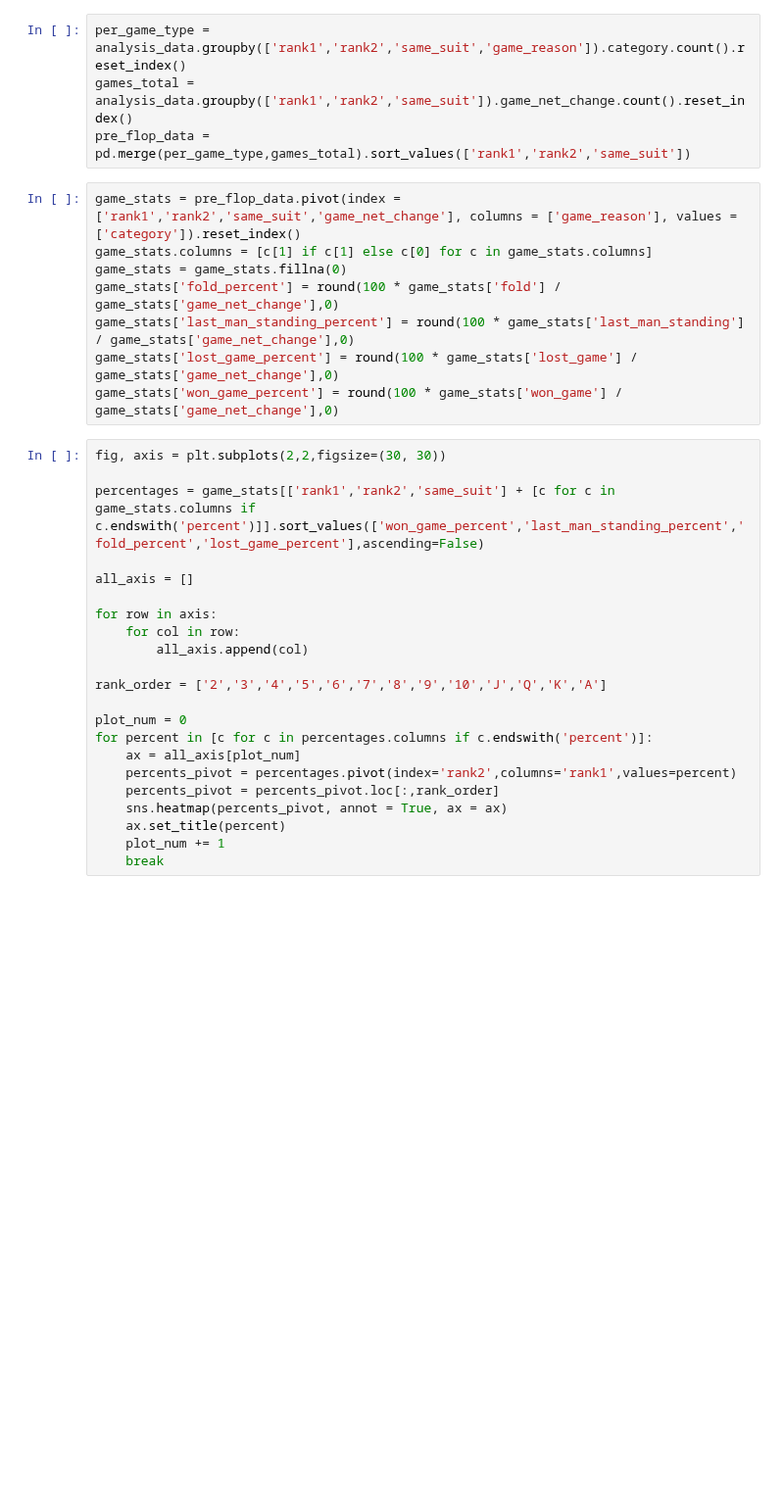
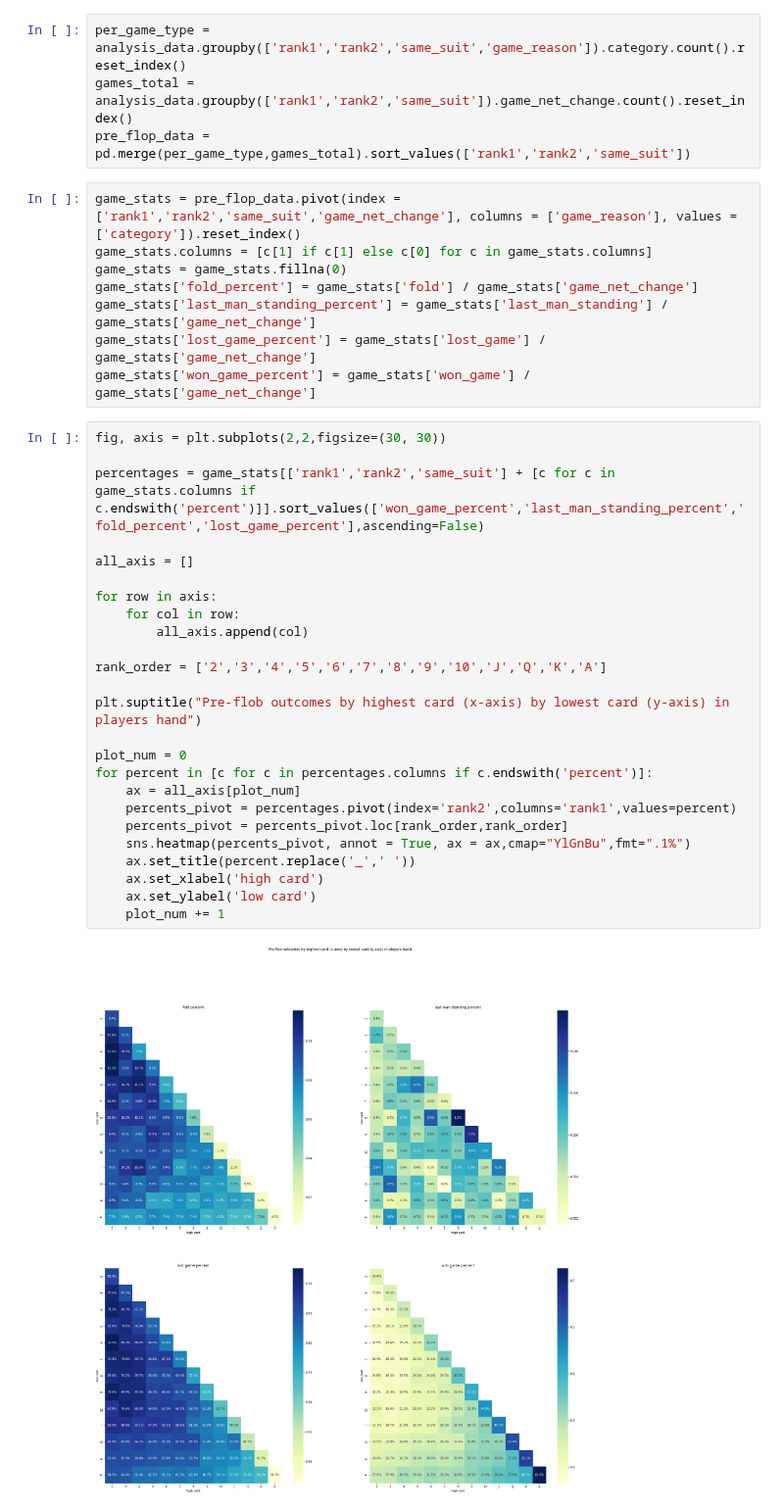
Before and after one commit to Silber8806/PokerPro, a Jupyter notebook: source_code/analysis/Poker Simulation Analysis.ipynb, the cells around one changed output. Shown at 98% size. Drawn from its saved outputs; the diff is of its cells as text; blank space fills up the shorter version.

Commit message:
unique the game id tree

```diff
--- a/source_code/analysis/Poker Simulation Analysis.ipynb
+++ b/source_code/analysis/Poker Simulation Analysis.ipynb
@@ -376,29 +538,34 @@ pre_flop_data = pd.merge(per_game_type,games_total).sort_values(['rank1','rank2'
 game_stats = pre_flop_data.pivot(index =['rank1','rank2','same_suit','game_net_change'], columns = ['game_reason'], values =['category']).reset_index()
 game_stats.columns = [c[1] if c[1] else c[0] for c in game_stats.columns]
 game_stats = game_stats.fillna(0)
-game_stats['fold_percent'] = round(100 * game_stats['fold'] / game_stats['game_net_change'],0)
-game_stats['last_man_standing_percent'] = round(100 * game_stats['last_man_standing'] / game_stats['game_net_change'],0)
-game_stats['lost_game_percent'] = round(100 * game_stats['lost_game'] / game_stats['game_net_change'],0)
-game_stats['won_game_percent'] = round(100 * game_stats['won_game'] / game_stats['game_net_change'],0)
+game_stats['fold_percent'] = game_stats['fold'] / game_stats['game_net_change']
+game_stats['last_man_standing_percent'] = game_stats['last_man_standing'] / game_stats['game_net_change']
+game_stats['lost_game_percent'] = game_stats['lost_game'] / game_stats['game_net_change']
+game_stats['won_game_percent'] = game_stats['won_game'] / game_stats['game_net_change']
 # %%
 fig, axis = plt.subplots(2,2,figsize=(30, 30))
 
 percentages = game_stats[['rank1','rank2','same_suit'] + [c for c in game_stats.columns if c.endswith('percent')]].sort_values(['won_game_percent','last_man_standing_percent','fold_percent','lost_game_percent'],ascending=False)
 
 all_axis = []
 
 for row in axis:
     for col in row:
         all_axis.append(col)
 
 rank_order = ['2','3','4','5','6','7','8','9','10','J','Q','K','A']
 
+plt.suptitle("Pre-flob outcomes by highest card (x-axis) by lowest card (y-axis) in players hand")
+
 plot_num = 0
 for percent in [c for c in percentages.columns if c.endswith('percent')]:
     ax = all_axis[plot_num]
     percents_pivot = percentages.pivot(index='rank2',columns='rank1',values=percent)
-    percents_pivot = percents_pivot.loc[:,rank_order]
-    sns.heatmap(percents_pivot, annot = True, ax = ax)
-    ax.set_title(percent)
+    percents_pivot = percents_pivot.loc[rank_order,rank_order]
+    sns.heatmap(percents_pivot, annot = True, ax = ax,cmap="YlGnBu",fmt=".1%")
+    ax.set_title(percent.replace('_',' '))
+    ax.set_xlabel('high card')
+    ax.set_ylabel('low card')
     plot_num += 1
-    break
+# %% [output]
+[figure, added]
```
Also changed, not shown: parts of 16 cells of this notebook, 1 other file.
